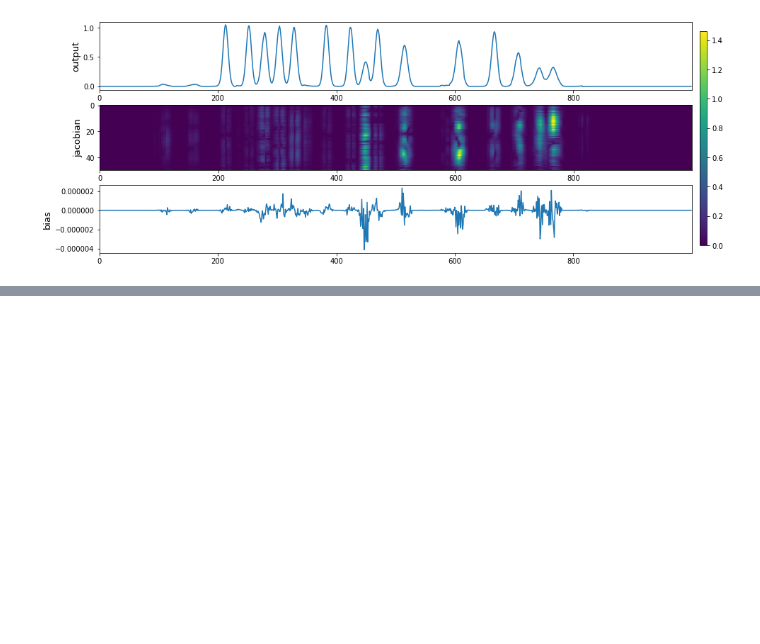
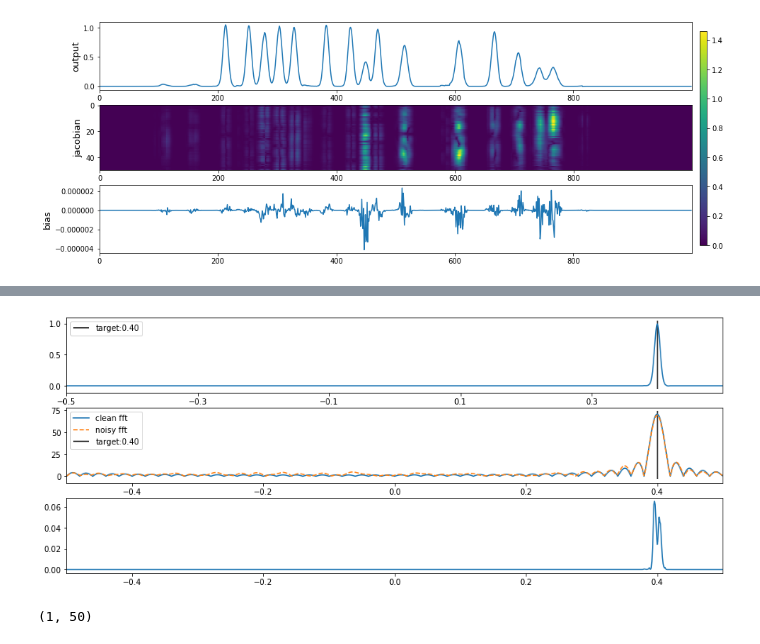
Before and after one commit to bofei5675/DeepFreq, a Jupyter notebook: filter.ipynb, the cells around one changed output, grey strips where cells are left out. Drawn from its saved outputs; the diff is of its cells as text; code cells hidden in the pictures; blank space fills up the shorter version.

```diff
--- a/filter.ipynb
+++ b/filter.ipynb
@@ -149,0 +269,27 @@ noisy_signal_t
+# %%
+fig, ax = plt.subplots(3, 1, figsize=(15, 6))
+xgrid = np.linspace(-0.5, 0.5, fr_module.fr_size, endpoint=False)
+ax[0].plot(xgrid, outputs[0])
+ax[0].set_xticks(np.arange(-0.5, 0.5, 0.2))
+ylim = ax[0].get_ylim()
+for i in range(signal_fr.shape[0]):
+    ax[0].vlines(signal_fr[i],ymin=ylim[0], ymax=ylim[1],label='target:{:4.2f}'.format(signal_fr[i]))
+ax[0].legend()
+
+ax[1].plot(xgrid, np.abs(clean_signal_fft),label='clean fft')
+ax[1].plot(xgrid, np.abs(noisy_signal_fft),'--', label='noisy fft')
+ylim = ax[1].get_ylim()
+for i in range(signal_fr.shape[0]):
+    ax[1].vlines(signal_fr[i],ymin=ylim[0], ymax=ylim[1],label='target:{:4.2f}'.format(signal_fr[i]))
+ax[1].legend()
+fft_filter_norm = fft_filter * np.conjugate(fft_filter)
+fft_filter_norm = fft_filter_norm.T.sum(axis=1).real
+ax[2].plot(xgrid, fft_filter_norm)
+ax[0].set_xlim(-0.5, 0.5)
+ax[1].set_xlim(-0.5, 0.5)
+ax[2].set_xlim(-0.5, 0.5)
+
+fig.subplots_adjust(right=0.9)
+plt.show()
+# %% [output]
+[figure, added]
@@ -149,0 +299,4 @@ noisy_signal_t
+# %%
+target_filter.shape
+# %% [output]
+(1, 50)
```
Also changed, not shown: parts of 15 cells of this notebook, 9 other files.
